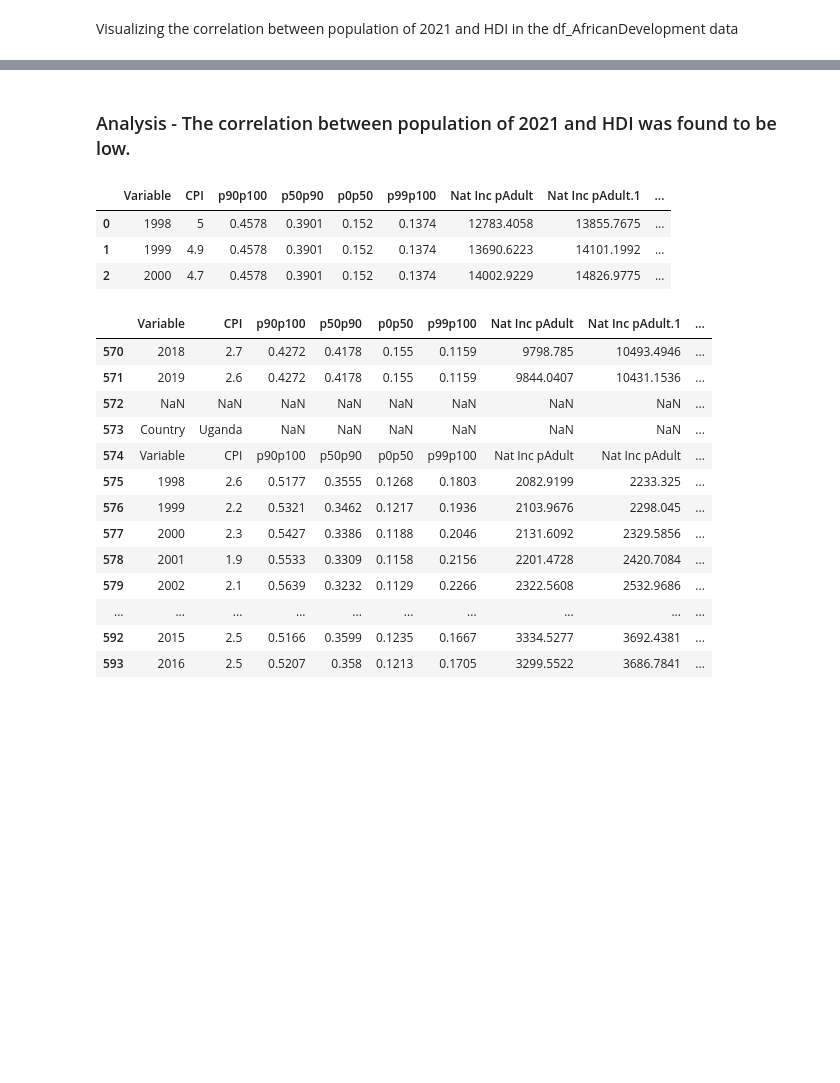
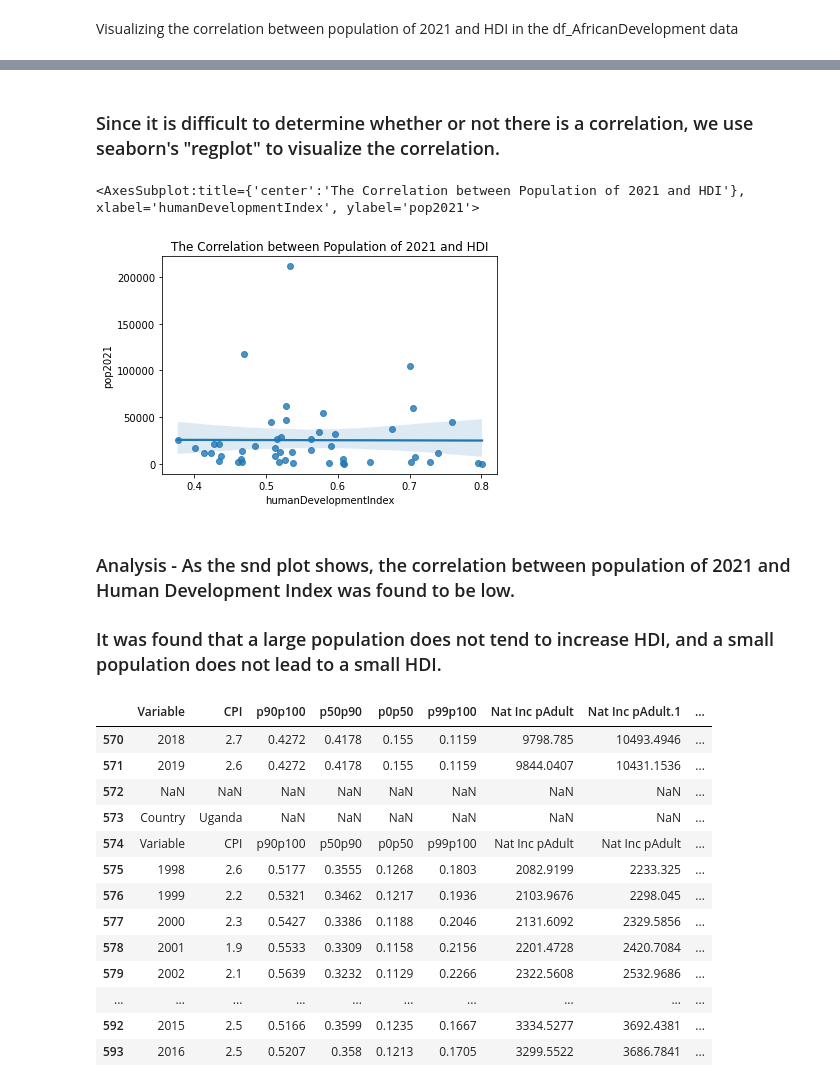
Before and after one commit to data301-2021-winter1/solo-sei-wiese, a Jupyter notebook: notebooks/analysis1.ipynb, the cells around one changed output, grey strips where cells are left out. Saved outputs shown, nothing was run; the diff lists cells and outputs as text; code cells hidden in the pictures; blank space fills up the shorter version.

```diff
--- a/notebooks/analysis1.ipynb
+++ b/notebooks/analysis1.ipynb
@@ -188,2 +150,12 @@ df_AfricanDevelopment.to_csv("../data/processed/df_AfricanDevelopment.csv")
+# %% [markdown]
+### Since it is difficult to determine whether or not there is a correlation, we use seaborn's "regplot" to visualize the correlation.
+# %%
+pop_and_hdi_REG = sns.regplot(x='humanDevelopmentIndex', y='pop2021', data=df_AfricanDevelopment)
+pop_and_hdi_REG.set(title = "The Correlation between Population of 2021 and HDI")
+pop_and_hdi_REG
+# %% [output]
+<AxesSubplot:title={'center':'The Correlation between Population of 2021 and HDI'}, xlabel='humanDevelopmentIndex', ylabel='pop2021'>
+[figure, added]
 # %% [markdown]
-### Analysis - The correlation between population of 2021 and HDI was found to be low.
+### Analysis - As the snd plot shows, the correlation between population of 2021 and Human Development Index was found to be low.
+### It was found that a large population does not tend to increase HDI, and a small population does not lead to a small HDI.
@@ -190,11 +164,5 @@ df_AfricanDevelopment.to_csv("../data/processed/df_AfricanDevelopment.csv")
 # %%
 df_country_variables = pd.read_csv('../data/raw/cpi_variable_data/country_variable.csv', header=1)
-df_country_variables.head(3)
-# %% [output]
-|  | Variable | CPI | p90p100 | p50p90 | p0p50 | p99p100 | Nat Inc pAdult | Nat Inc pAdult.1 | ... |
-| 0 | 1998 | 5 | 0.4578 | 0.3901 | 0.152 | 0.1374 | 12783.4058 | 13855.7675 | ... |
-| 1 | 1999 | 4.9 | 0.4578 | 0.3901 | 0.152 | 0.1374 | 13690.6223 | 14101.1992 | ... |
-| 2 | 2000 | 4.7 | 0.4578 | 0.3901 | 0.152 | 0.1374 | 14002.9229 | 14826.9775 | ... |
 # %%
 df_country_variables.tail(27)
 # %% [output]
```
Also changed, not shown: parts of 34 cells of this notebook, 12 other files.
